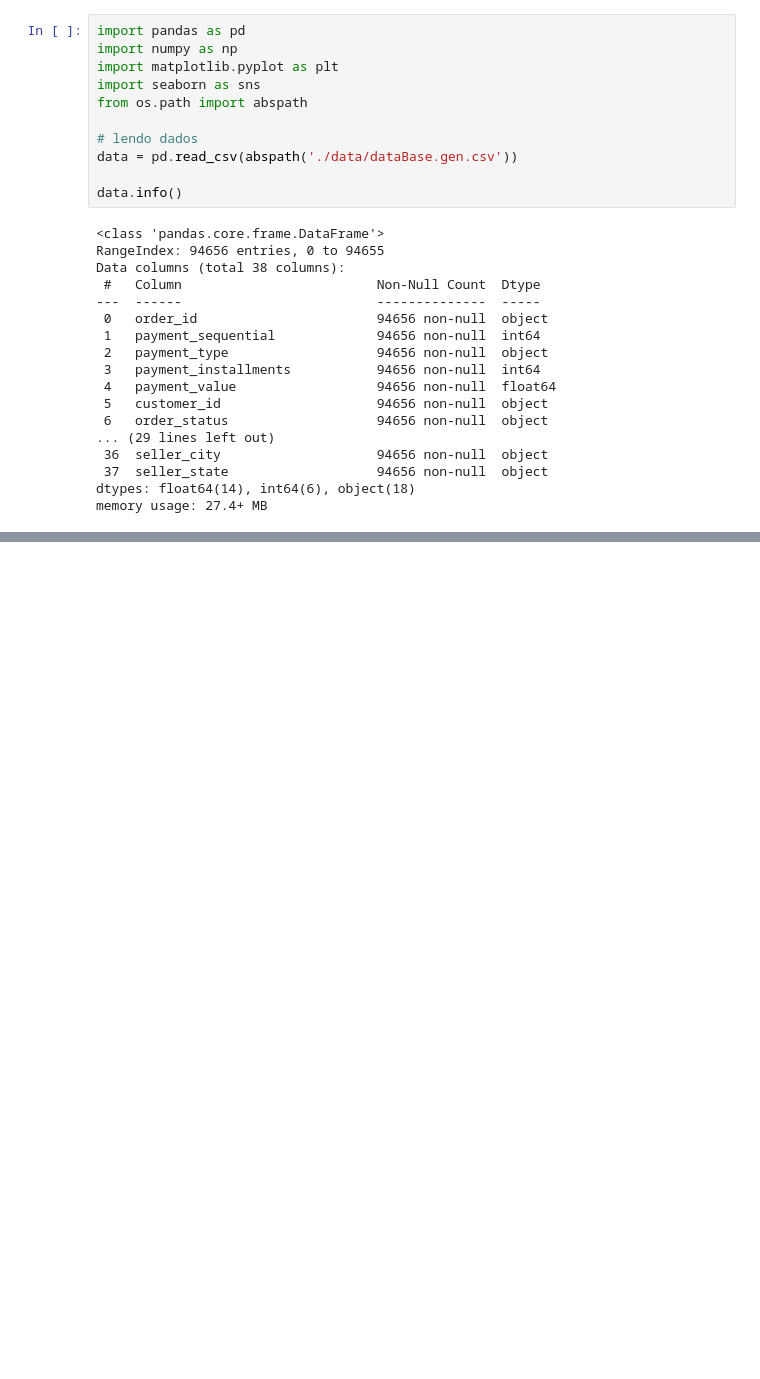
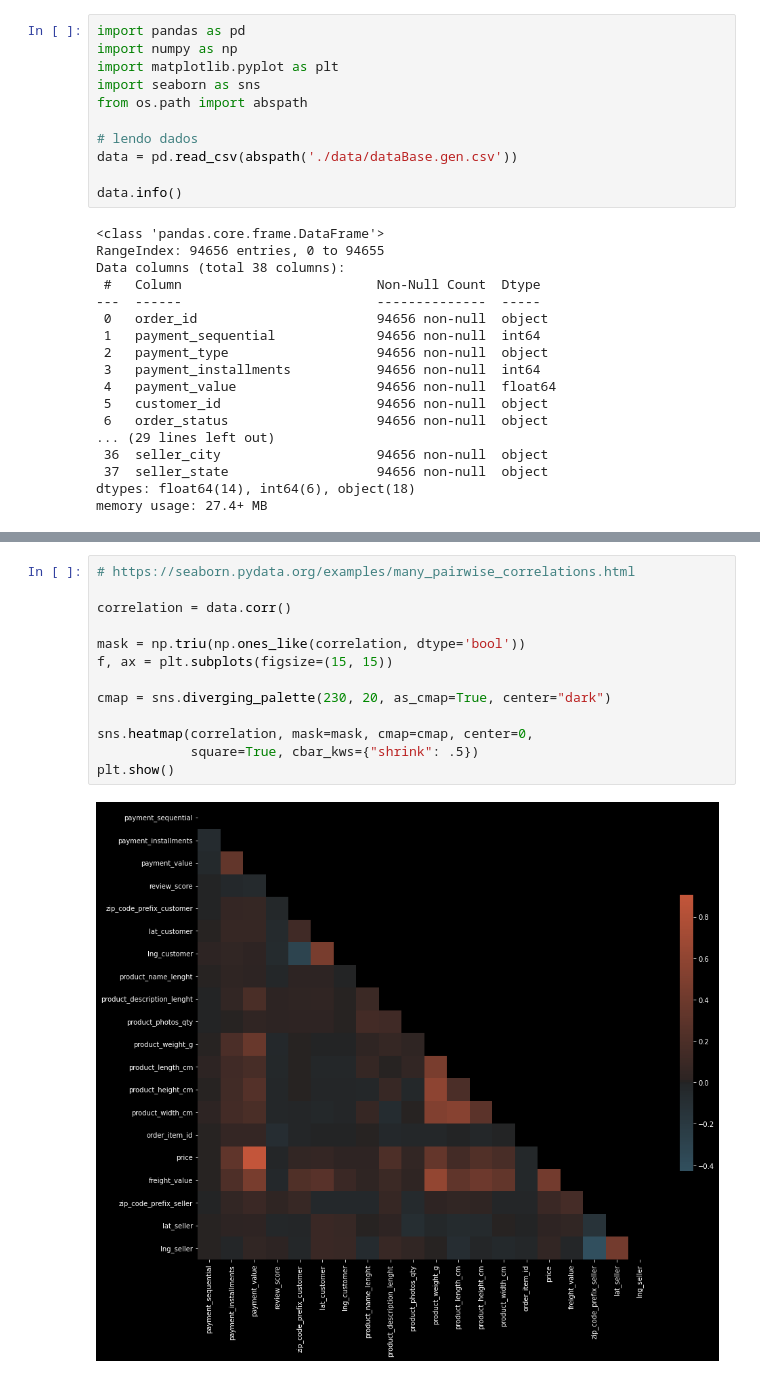
Before and after one commit to carlossrb/py-projects, a Jupyter notebook: src/ecommerces/ecommerces.ipynb, the cells around one changed output, grey strips where cells are left out. Drawn from its saved outputs; the diff is of its cells as text; blank space fills up the shorter version.

```diff
--- a/src/ecommerces/ecommerces.ipynb
+++ b/src/ecommerces/ecommerces.ipynb
@@ -43,0 +88,15 @@ memory usage: 27.4+ MB
+# %%
+# https://seaborn.pydata.org/examples/many_pairwise_correlations.html
+
+correlation = data.corr()
+
+mask = np.triu(np.ones_like(correlation, dtype='bool'))
+f, ax = plt.subplots(figsize=(15, 15))
+
+cmap = sns.diverging_palette(230, 20, as_cmap=True, center="dark")
+
+sns.heatmap(correlation, mask=mask, cmap=cmap, center=0,
+            square=True, cbar_kws={"shrink": .5})
+plt.show()
+# %% [output]
+[figure, added]
```
Also changed, not shown: parts of 19 cells of this notebook, 1 other file.
